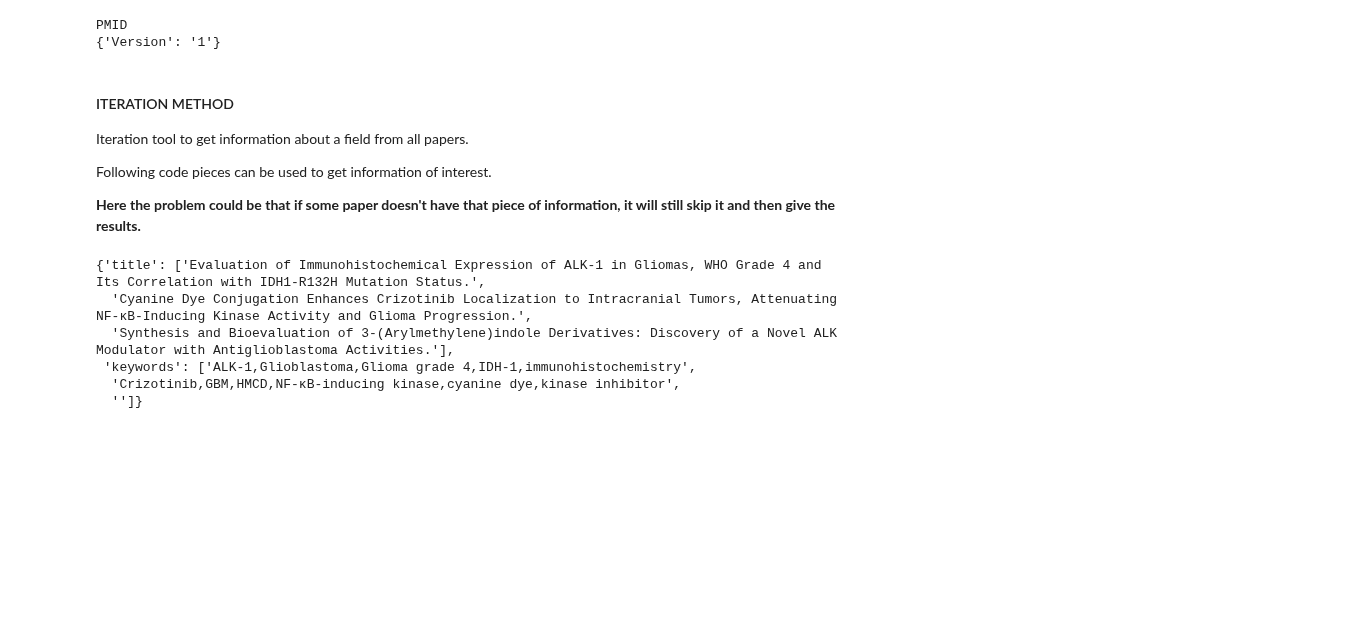
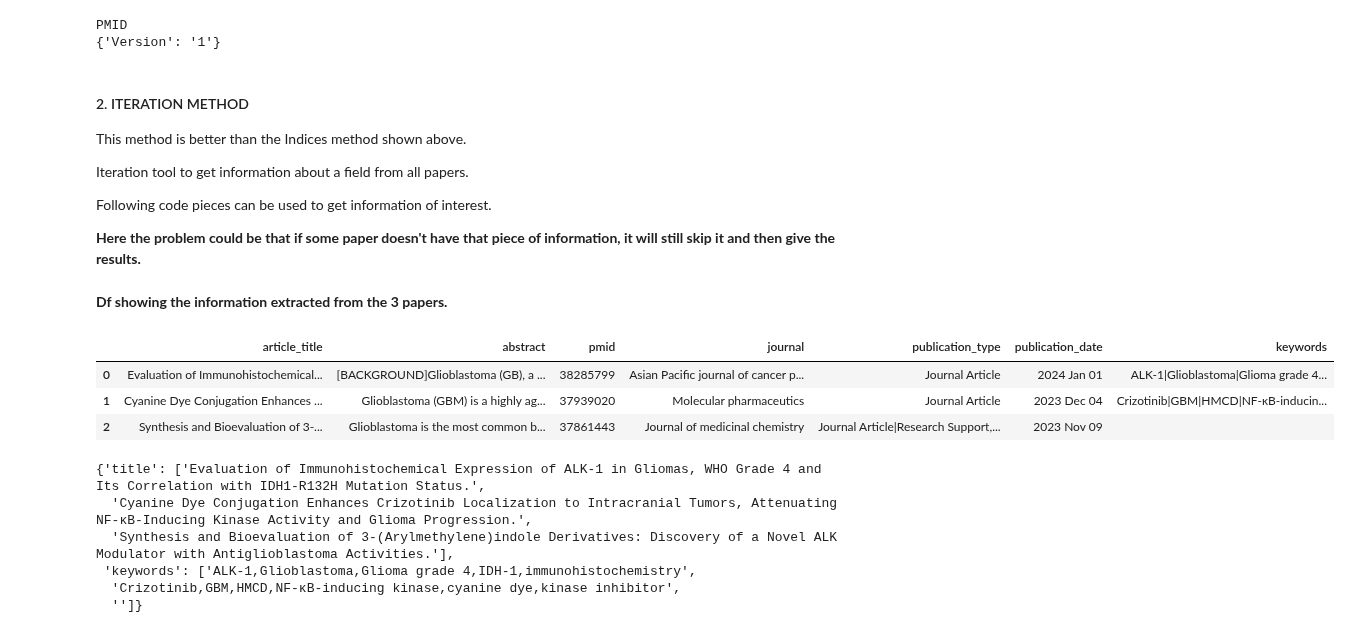
Before and after one commit to mparikh20/exploratory-analysis, a Jupyter notebook: working_with_apis/testing_apis.ipynb, the cells around one changed output. Saved outputs shown, nothing was run; the diff lists cells and outputs as text; code cells hidden in the pictures; blank space fills up the shorter version.

```diff
--- a/working_with_apis/testing_apis.ipynb
+++ b/working_with_apis/testing_apis.ipynb
@@ -404,7 +409,10 @@ print(root[0][0][0].attrib)
 PMID
 {'Version': '1'}
 # %% [markdown]
-#### ITERATION METHOD
+#### 2. ITERATION METHOD
+
+This method is better than the Indices method shown above.
+
 Iteration tool to get information about a field from all papers.
 
 Following code pieces can be used to get information of interest.
@@ -427,3 +483,12 @@ for child in root.iter("PubmedArticle"):
+# %% [markdown]
+**Df showing the information extracted from the 3 papers.**
+# %%
+papers_df
+# %% [output]
+|  | article_title | abstract | pmid | journal | publication_type | publication_date | keywords |
+| 0 | Evaluation of Immunohistochemical... | [BACKGROUND]Glioblastoma (GB), a ... | 38285799 | Asian Pacific journal of cancer p... | Journal Article | 2024 Jan 01 | ALK-1|Glioblastoma|Glioma grade 4... |
+| 1 | Cyanine Dye Conjugation Enhances ... | Glioblastoma (GBM) is a highly ag... | 37939020 | Molecular pharmaceutics | Journal Article | 2023 Dec 04 | Crizotinib|GBM|HMCD|NF-κB-inducin... |
+| 2 | Synthesis and Bioevaluation of 3-... | Glioblastoma is the most common b... | 37861443 | Journal of medicinal chemistry | Journal Article|Research Support,... | 2023 Nov 09 |  |
 # %%
 data
 # %% [output]
```
Also changed, not shown: parts of 34 cells of this notebook.
